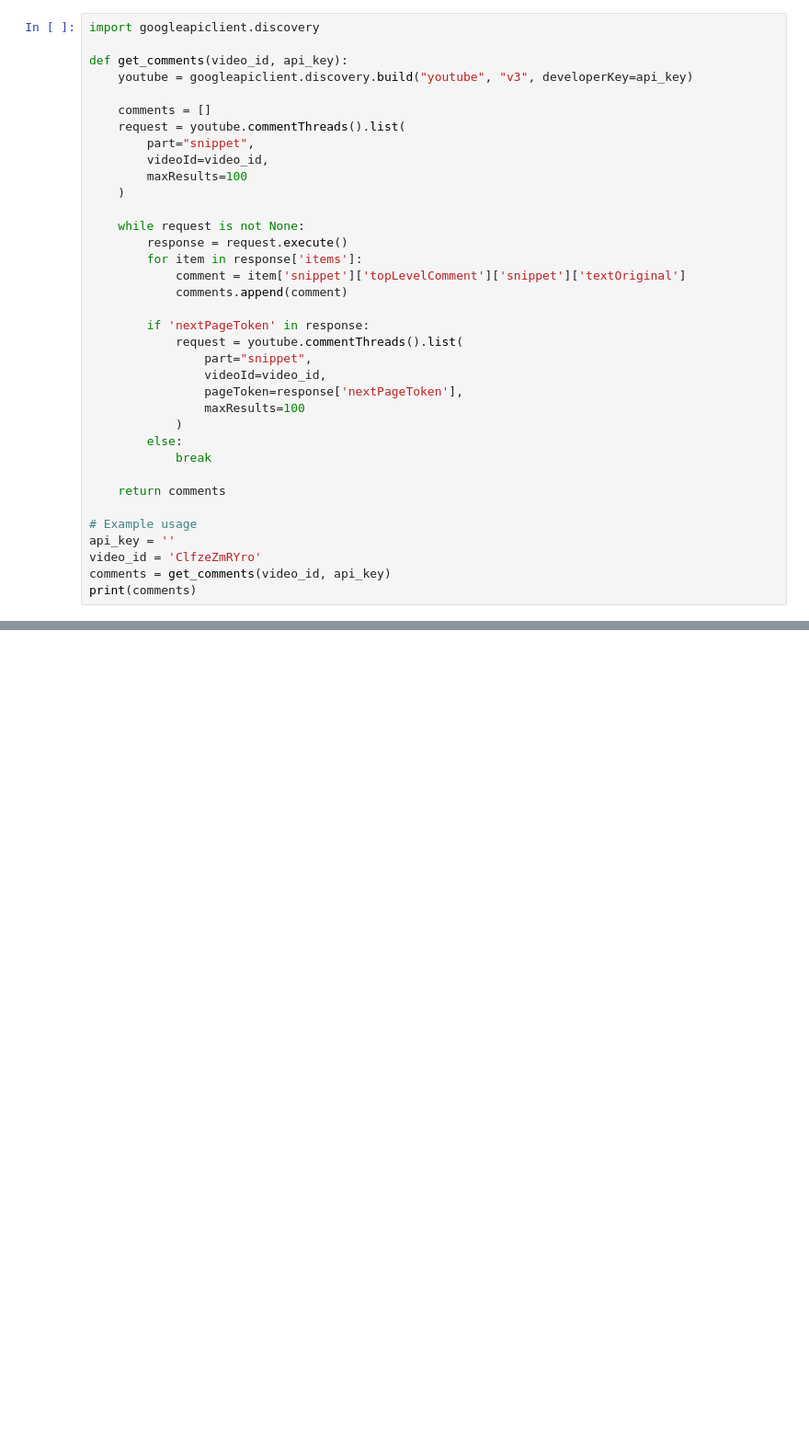
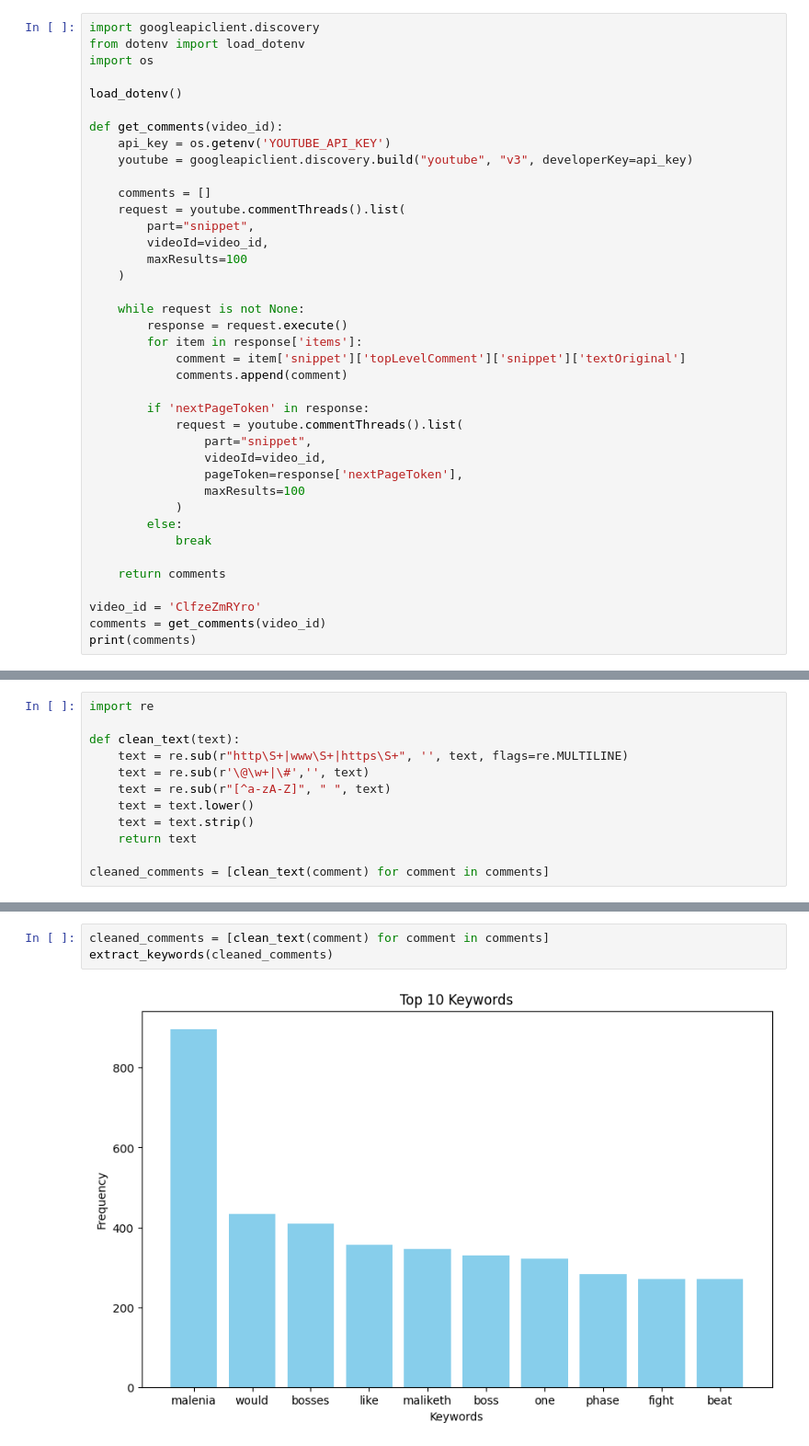
Before and after one commit to Rajkumar-Gunasekaran/Youtube-Comment-Analysis, a Jupyter notebook: trainer.ipynb, the cells around one changed output, grey strips where cells are left out. Shown at 92% size. Cells and saved outputs as stored; diff of their text form; blank space fills up the shorter version.

```diff
--- a/trainer.ipynb
+++ b/trainer.ipynb
@@ -1,7 +1,12 @@
 # %%
 import googleapiclient.discovery
+from dotenv import load_dotenv
+import os
 
-def get_comments(video_id, api_key):
+load_dotenv()
+
+def get_comments(video_id):
+    api_key = os.getenv('YOUTUBE_API_KEY')
     youtube = googleapiclient.discovery.build("youtube", "v3", developerKey=api_key)
 
     comments = []
@@ -29,9 +34,7 @@ def get_comments(video_id, api_key):
 
     return comments
 
-# Example usage
-api_key = ''
 video_id = 'ClfzeZmRYro'
-comments = get_comments(video_id, api_key)
+comments = get_comments(video_id)
 print(comments)
 # %% [output]
@@ -38,0 +42,12 @@ HttpError: <HttpError 403 when requesting https://youtube.googleapis.com/youtube
+# %%
+import re
+
+def clean_text(text):
+    text = re.sub(r"http\S+|www\S+|https\S+", '', text, flags=re.MULTILINE)
+    text = re.sub(r'\@\w+|\#','', text)
+    text = re.sub(r"[^a-zA-Z]", " ", text)
+    text = text.lower()
+    text = text.strip()
+    return text
+
+cleaned_comments = [clean_text(comment) for comment in comments]
@@ -38,0 +195,5 @@ HttpError: <HttpError 403 when requesting https://youtube.googleapis.com/youtube
+# %%
+cleaned_comments = [clean_text(comment) for comment in comments]
+extract_keywords(cleaned_comments)
+# %% [output]
+[figure, added]
```
Also changed, not shown: parts of 7 cells of this notebook, 3 other files.
